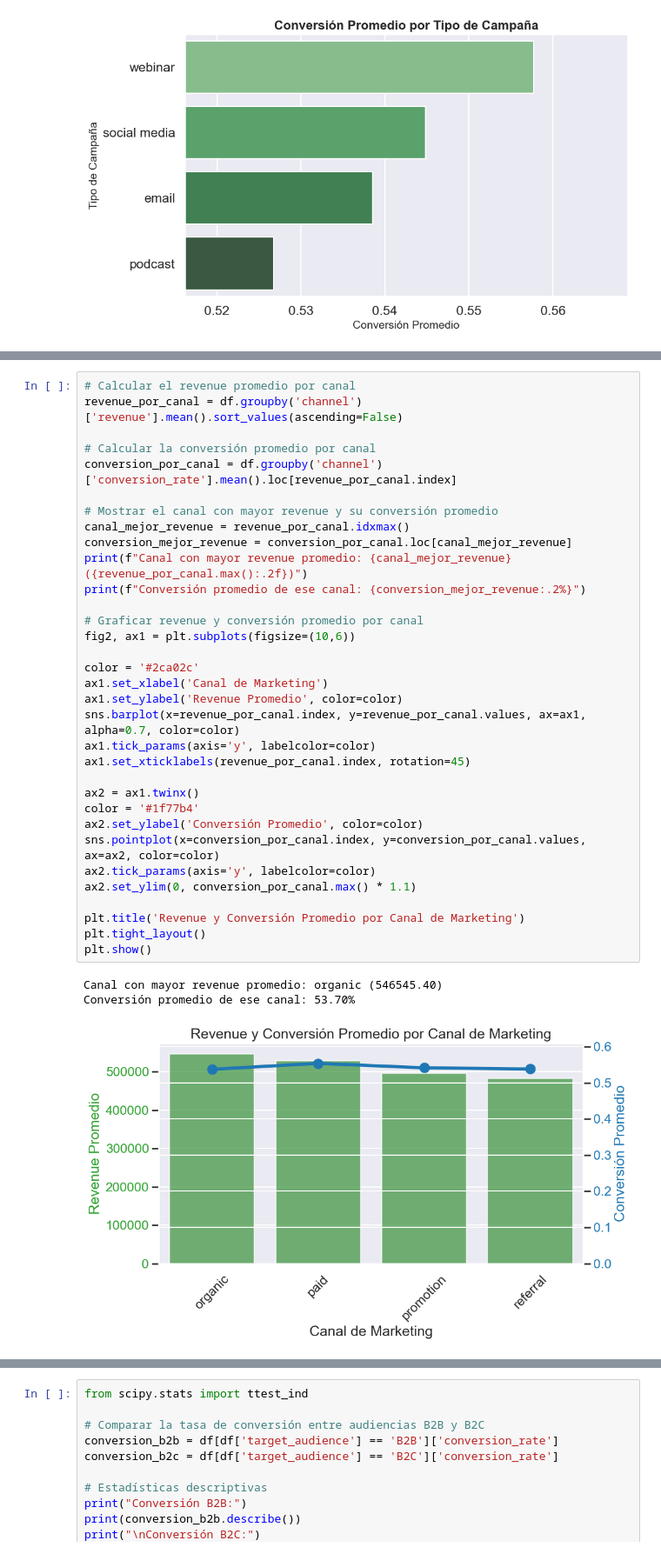
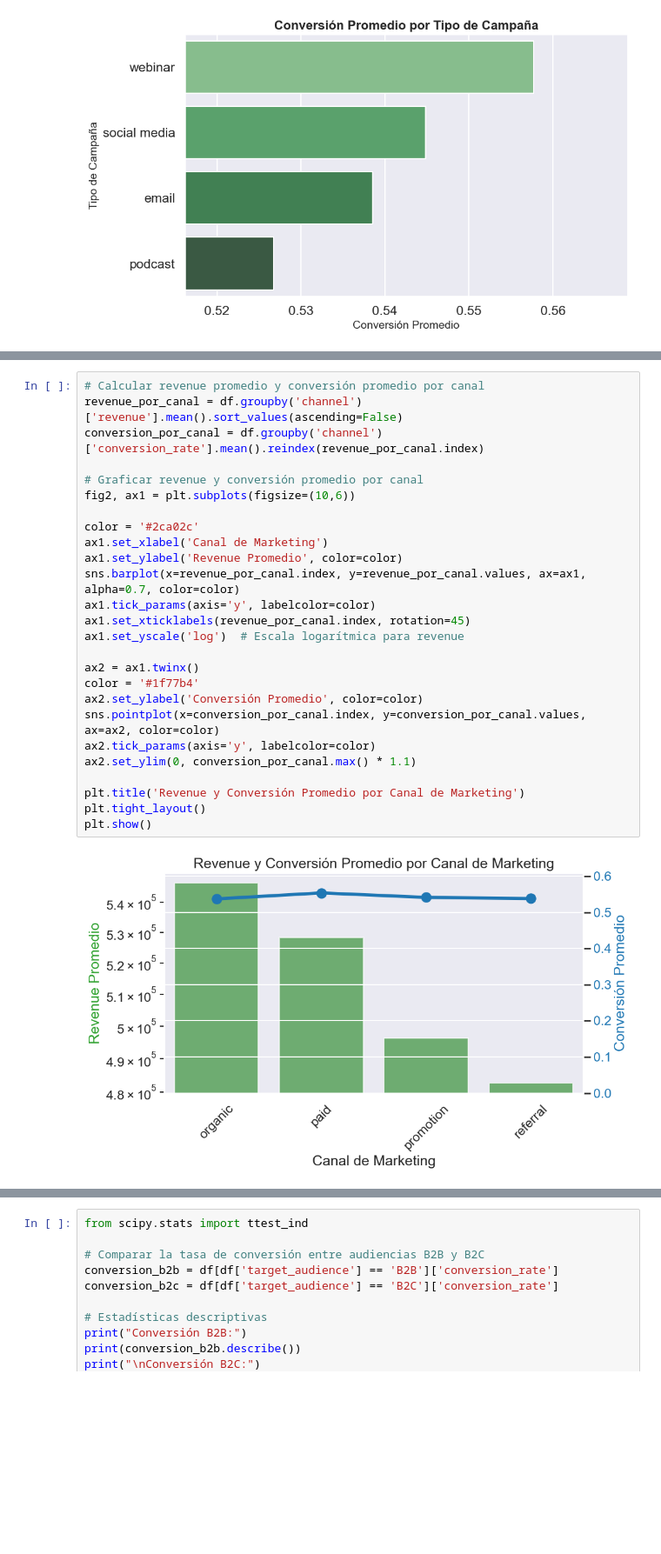
Before and after one commit to BelenP09/analisis_campa-a_marketing, a Jupyter notebook: Notebook/notebook.ipynb, the cells around one changed output, grey strips where cells are left out. Shown at 87% size. Saved outputs shown, nothing was run; the diff lists cells and outputs as text; blank space fills up the shorter version.

```diff
--- a/Notebook/notebook.ipynb
+++ b/Notebook/notebook.ipynb
@@ -151,37 +149,28 @@ plt.show()
 # %%
-# Calcular el revenue promedio por canal
+# Calcular revenue promedio y conversión promedio por canal
 revenue_por_canal = df.groupby('channel')['revenue'].mean().sort_values(ascending=False)
-
-# Calcular la conversión promedio por canal
-conversion_por_canal = df.groupby('channel')['conversion_rate'].mean().loc[revenue_por_canal.index]
-
-# Mostrar el canal con mayor revenue y su conversión promedio
-canal_mejor_revenue = revenue_por_canal.idxmax()
-conversion_mejor_revenue = conversion_por_canal.loc[canal_mejor_revenue]
-print(f"Canal con mayor revenue promedio: {canal_mejor_revenue} ({revenue_por_canal.max():.2f})")
-print(f"Conversión promedio de ese canal: {conversion_mejor_revenue:.2%}")
+conversion_por_canal = df.groupby('channel')['conversion_rate'].mean().reindex(revenue_por_canal.index)
 
 # Graficar revenue y conversión promedio por canal
 fig2, ax1 = plt.subplots(figsize=(10,6))
 
 color = '#2ca02c'
 ax1.set_xlabel('Canal de Marketing')
 ax1.set_ylabel('Revenue Promedio', color=color)
 sns.barplot(x=revenue_por_canal.index, y=revenue_por_canal.values, ax=ax1, alpha=0.7, color=color)
 ax1.tick_params(axis='y', labelcolor=color)
 ax1.set_xticklabels(revenue_por_canal.index, rotation=45)
+ax1.set_yscale('log')  # Escala logarítmica para revenue
 
 ax2 = ax1.twinx()
 color = '#1f77b4'
 ax2.set_ylabel('Conversión Promedio', color=color)
 sns.pointplot(x=conversion_por_canal.index, y=conversion_por_canal.values, ax=ax2, color=color)
 ax2.tick_params(axis='y', labelcolor=color)
 ax2.set_ylim(0, conversion_por_canal.max() * 1.1)
 
 plt.title('Revenue y Conversión Promedio por Canal de Marketing')
 plt.tight_layout()
 plt.show()
 # %% [output]
-Canal con mayor revenue promedio: organic (546545.40)
-Conversión promedio de ese canal: 53.70%
-[figure, old version]
+[figure, new version]
```
Also changed, not shown: parts of 31 cells of this notebook, 2 other files.
